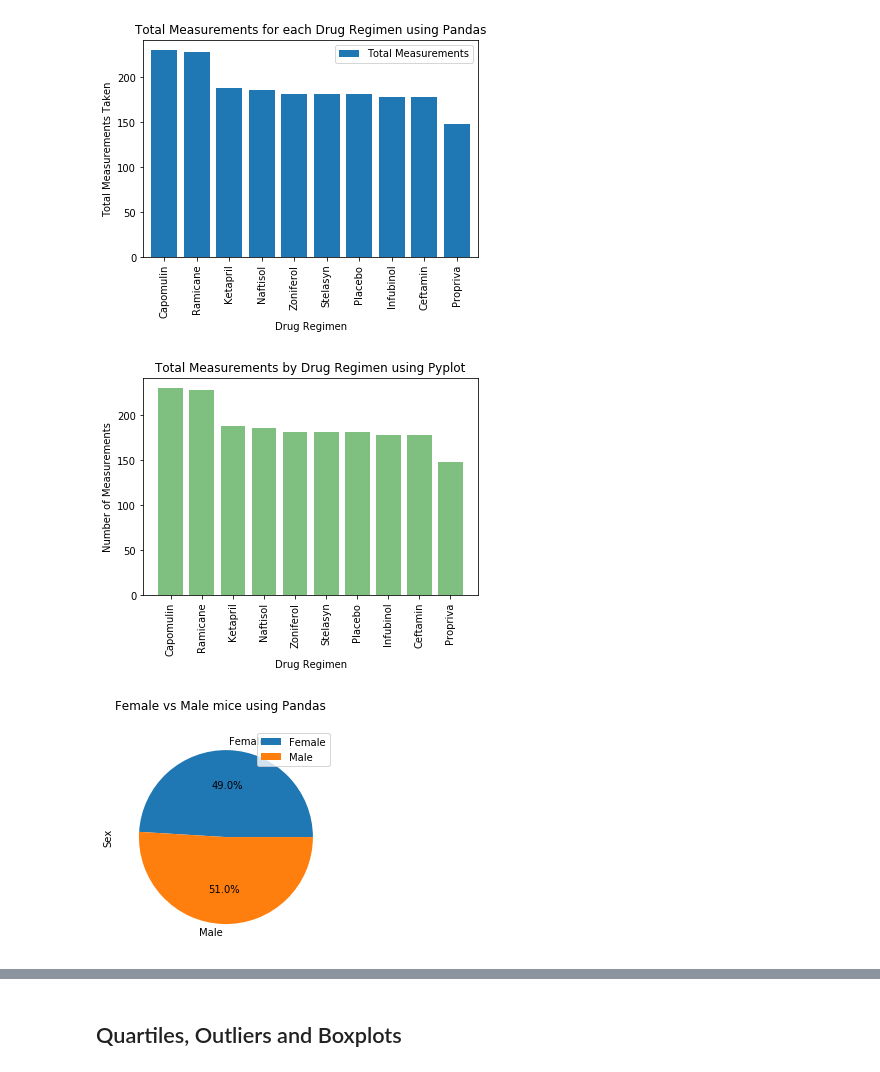
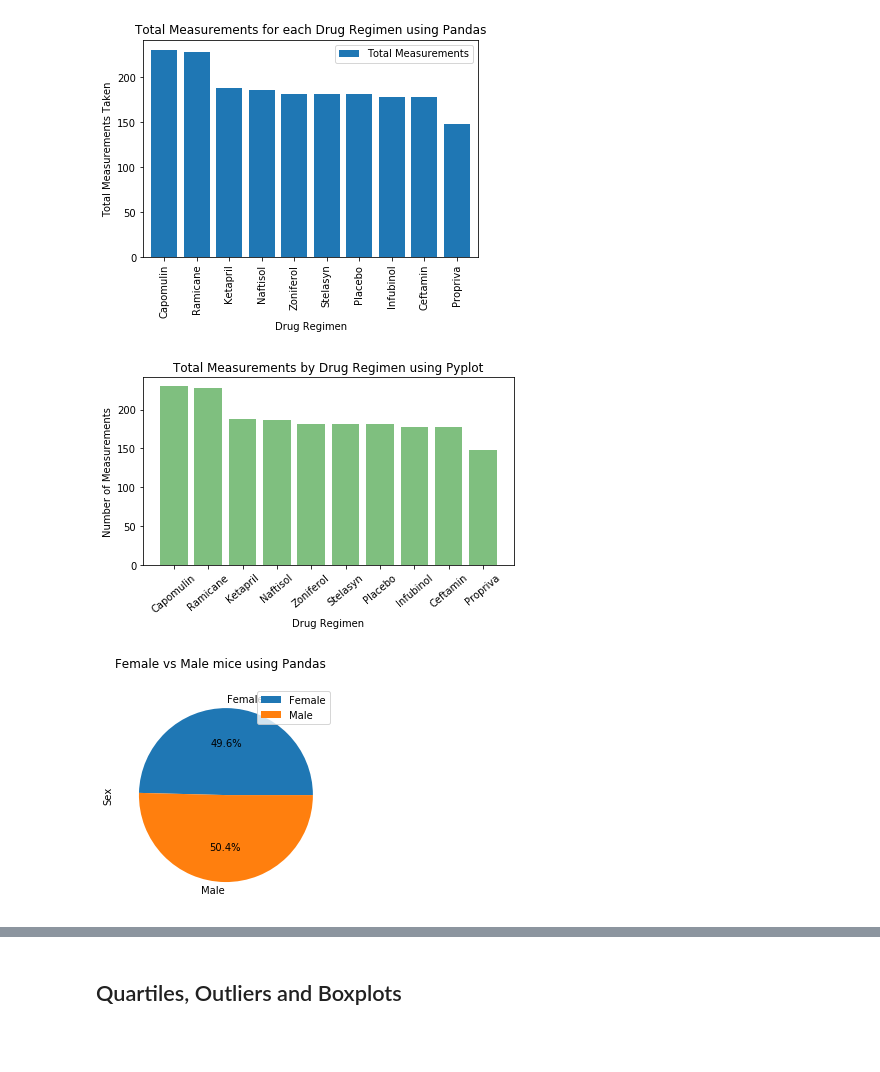
Before and after one commit to khartmann5/Matplotlib-Pymaceuticals, a Jupyter notebook: pymaceuticals_KH.ipynb, the cells around one changed output, grey strips where cells are left out. Saved outputs shown, nothing was run; the diff lists cells and outputs as text; code cells hidden in the pictures; blank space fills up the shorter version.

Commit message:
fixing pie plots

```diff
--- a/pymaceuticals_KH.ipynb
+++ b/pymaceuticals_KH.ipynb
@@ -211,26 +214,27 @@ plt.show()
 # %%
 # Generate a bar plot showing the total number of measurements taken on each drug regimen using pyplot.
 drug_regimen = clean_combined_mouse_data["Drug Regimen"].nunique()
 drug_regimen_height = clean_combined_mouse_data["Drug Regimen"].value_counts()
 x_axis = np.arange(len(drug_regimen_height))
 plt.bar(x_axis,drug_regimen_height,color="g",alpha=0.5,align="edge")
 plt.title("Total Measurements by Drug Regimen using Pyplot")
 plt.ylabel("Number of Measurements")
 plt.xlabel("Drug Regimen")
 tick_locations = [value+0.4 for value in x_axis]
-plt.xticks(tick_locations,drug_regimen_height.index.values,rotation="vertical")
+plt.xticks(tick_locations,drug_regimen_height.index.values,rotation=40)
+plt.tight_layout()
 plt.savefig("Images/Total_Measurements")
 plt.show()
 # %% [output]
-[figure, old version]
+[figure, new version]
 # %%
 # Generate a pie plot showing the distribution of female versus male mice using pandas
 male_female_pandas = clean_combined_mouse_data.groupby("Sex")
-male_female_count = male_female_pandas["Sex"].count()
+male_female_count = male_female_pandas["Mouse ID"].nunique()
 male_female_pandas_df = pd.DataFrame({"Sex":male_female_count})
 pie_plot = male_female_pandas_df.plot.pie(autopct="%1.1f%%",startangle=0, title="Female vs Male mice using Pandas",subplots=True)
 # %% [output]
-[figure, old version]
+[figure, new version]
 # %%
 # Generate a pie plot showing the distribution of female versus male mice using pyplot
 male_female_pyplot = clean_combined_mouse_data.groupby("Sex")
```
Also changed, not shown: parts of 3 cells of this notebook, 2 other files.
